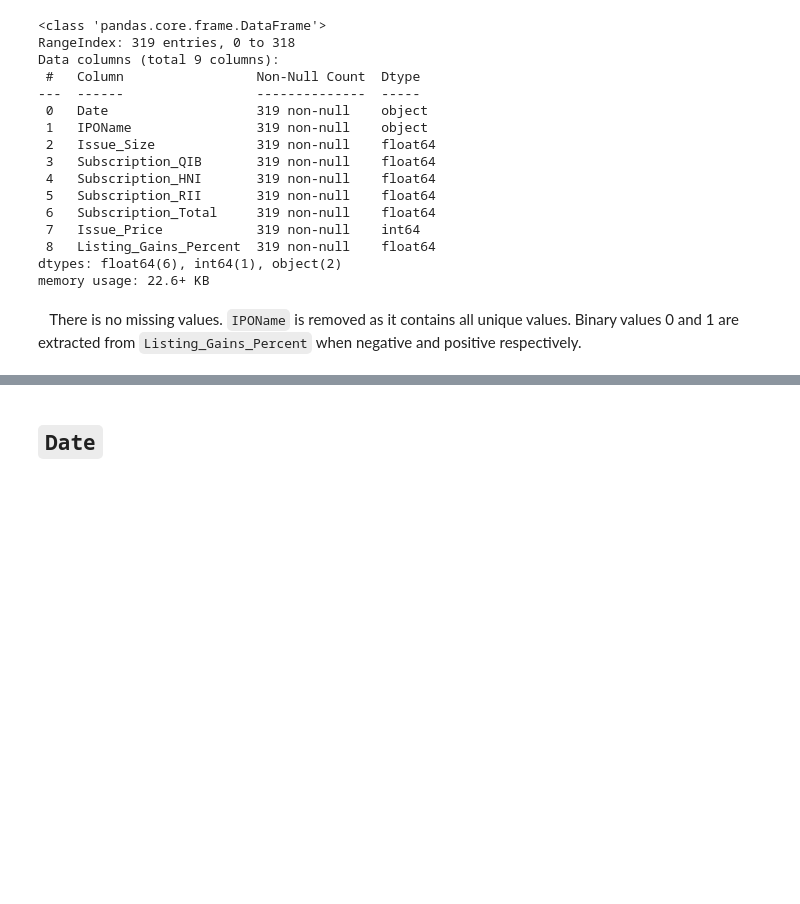
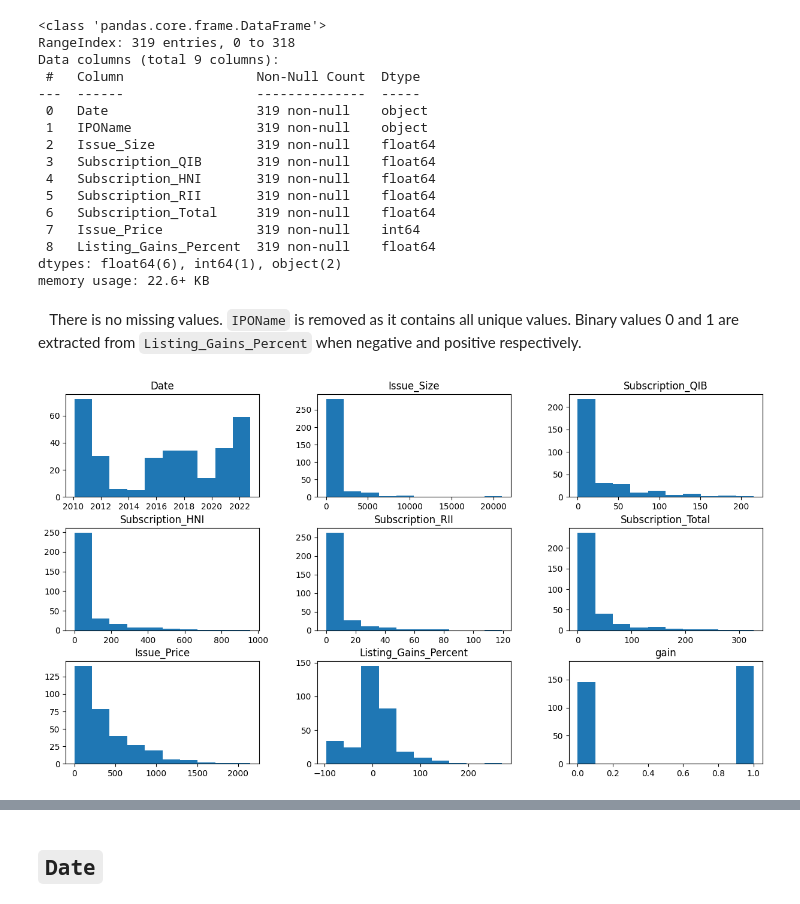
Before and after one commit to moscmh/indian_ipo_market, a Jupyter notebook: ipo.ipynb, the cells around one changed output, grey strips where cells are left out. Saved outputs shown, nothing was run; the diff lists cells and outputs as text; code cells hidden in the pictures; blank space fills up the shorter version.

```diff
--- a/ipo.ipynb
+++ b/ipo.ipynb
@@ -83,3 +86,9 @@ memory usage: 22.6+ KB
 df.drop(columns='IPOName', inplace=True)
 # %%
 df['gain'] = df['Listing_Gains_Percent'].apply(lambda x: 0 if x <= 0 else 1)
+# %%
+fig, ax = plt.subplots(figsize=(15,8))
+df.hist(ax=ax, grid=False)
+plt.show()
+# %% [output]
+[figure, added]
```
Also changed, not shown: parts of 22 cells of this notebook.
